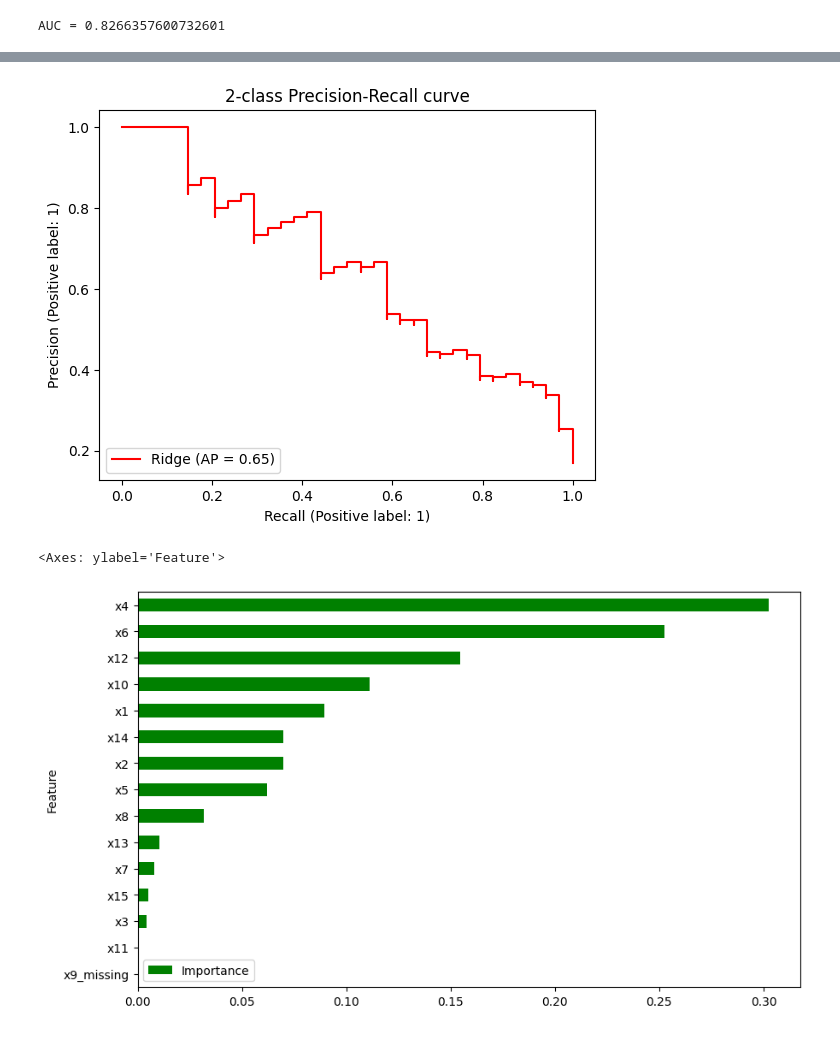
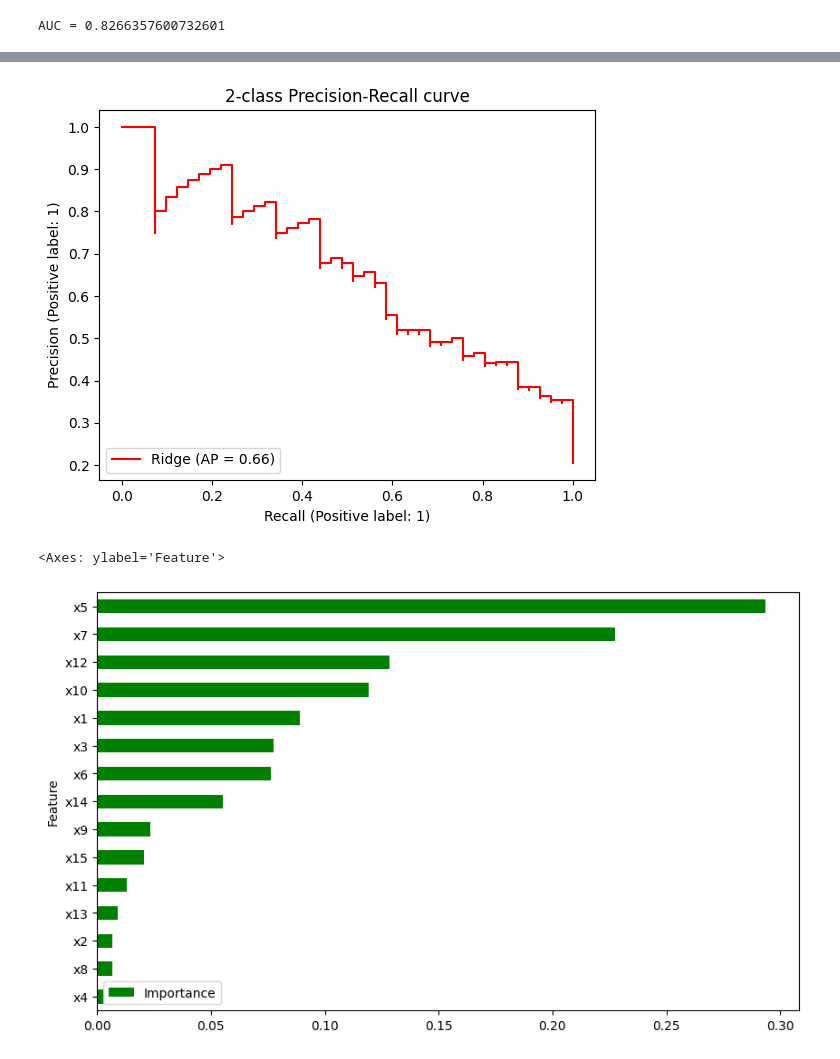
Before and after one commit to surajK610/misc-ai, a Jupyter notebook: Akash_Valkyrie_Task.ipynb, the cells around one changed output, grey strips where cells are left out. Cells and saved outputs as stored; diff of their text form; code cells hidden in the pictures.

```diff
--- a/Akash_Valkyrie_Task.ipynb
+++ b/Akash_Valkyrie_Task.ipynb
@@ -82,7 +82,9 @@ y : 0.0
 ## Additionally, let's transform `x14, x15` to log and let's one-hot encode `x8`
 # %%
 imputer = SimpleImputer(strategy='median')
-x8_transformer = OneHotEncoder(handle_unknown='ignore')
+x9_imputer = MissingIndicator()
+#x8_transformer = OneHotEncoder(handle_unknown='ignore')
+#x8_transformer = LabelBinarizer()
 x14_transformer = FunctionTransformer(lambda x: np.log(3.4 + x))
 x15_transformer = FunctionTransformer(np.log)
 x7_transformer = FunctionTransformer(np.log)
@@ -93,7 +95,8 @@ x7_transformer = FunctionTransformer(np.log)
 column_transformers = ColumnTransformer(
     transformers=[
         ('imputer', imputer, ['x6']),
-        # ('one_hot', x8_transformer, ['x8']),
+        ('imputer_mi', x9_imputer, ['x9']),
+        #('binary', x8_transformer, ['x8']),
         ('log', x7_transformer, ['x7']),
         ('log1', x14_transformer, ['x14']),
         ('log2', x15_transformer, [ 'x15'])
@@ -118,7 +121,7 @@ array([[ 5.24993038e-01,  1.00000000e+00,  0.00000000e+00, ...,
          2.52588257e+00, -8.02851711e+00, -1.23096873e+00]])
 # %%
-df['x9_missing'] = df['x9'].apply(lambda x: 1 if x else 0)
-df = df.drop('x9', axis=1)
+# df['x9_missing'] = df['x9'].apply(lambda x: 1 if x else 0)
+# df = df.drop('x9', axis=1)
 # %%
 df['x8'] = df['x8'].apply(lambda x: 1 if x == 2.0 else 0)
 # %%
@@ -321,13 +324,13 @@ display = PrecisionRecallDisplay.from_predictions(
 )
 _ = display.ax_.set_title("2-class Precision-Recall curve")
 # %% [output]
-[figure, old version]
+[figure, new version]
 # %%
 coefficients = pipeline[-1].coef_
 
-feature_importance = pd.DataFrame({'Feature': X.columns, 'Importance': np.abs(coefficients).squeeze(0)})
+feature_importance = pd.DataFrame({'Feature': pipeline.feature_names_in_, 'Importance': np.abs(coefficients).squeeze(0)})
 feature_importance = feature_importance.sort_values('Importance', ascending=True)
 feature_importance.plot(x='Feature', y='Importance', kind='barh', figsize=(10, 6), color='g')
 # %% [output]
 <Axes: ylabel='Feature'>
-[figure, old version]
+[figure, new version]
```
Also changed, not shown: parts of 5 cells of this notebook.
